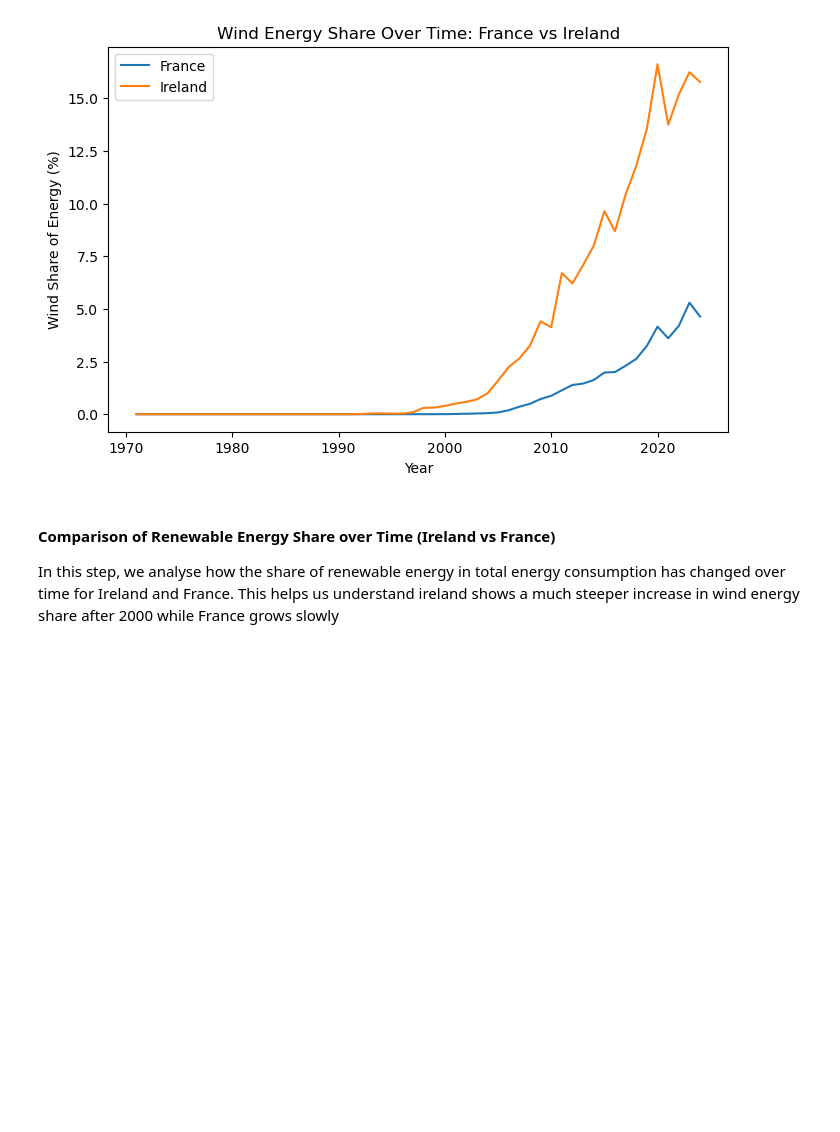
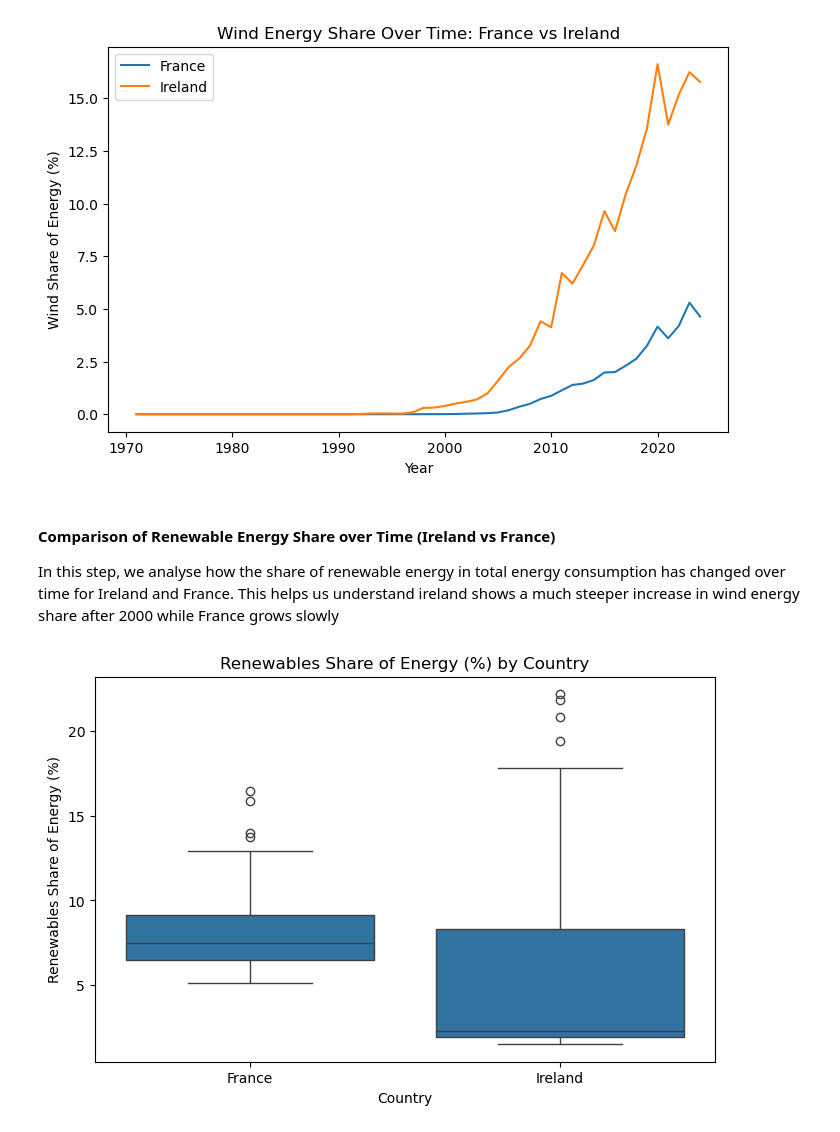
Before and after one commit to sba25225-ai/owid_energy_data, a Jupyter notebook: owid_energy.ipynb, the cells around one changed output. Saved outputs shown, nothing was run; the diff lists cells and outputs as text; code cells hidden in the pictures; blank space fills up the shorter version.

Commit message:
boxplot
boxplot shows that  Ireland has more changes than France. Because France has bigger energy and nuclear systmes

```diff
--- a/owid_energy.ipynb
+++ b/owid_energy.ipynb
@@ -258,3 +258,12 @@ plt.show()
 #### Comparison of Renewable Energy Share over Time (Ireland vs France)
 In this step, we analyse how the share of renewable energy in total energy consumption has changed over time for Ireland and France.
 This helps us understand ireland shows a much steeper increase in wind energy share after 2000 while France grows slowly
+# %%
+plt.figure(figsize=(8,5))
+sns.boxplot(x="country", y="renewables_share_energy", data=df_energy)
+plt.xlabel("Country")
+plt.ylabel("Renewables Share of Energy (%)")
+plt.title("Renewables Share of Energy (%) by Country")
+plt.show()
+# %% [output]
+[figure, added]
```
Also changed, not shown: parts of 1 cell of this notebook, 2 other files.
